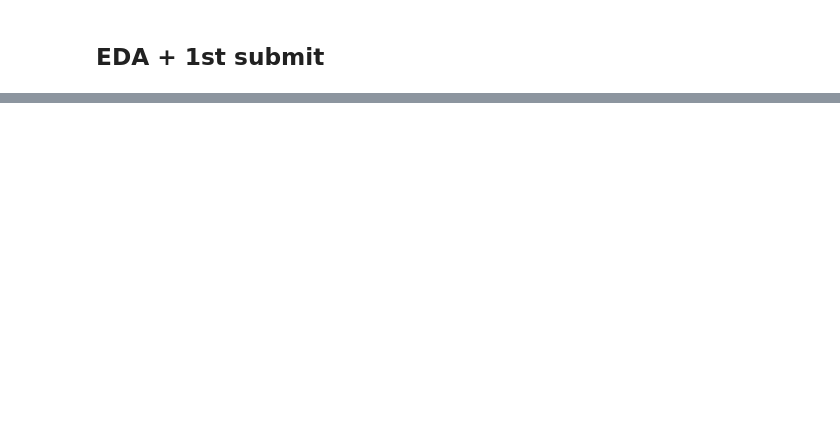
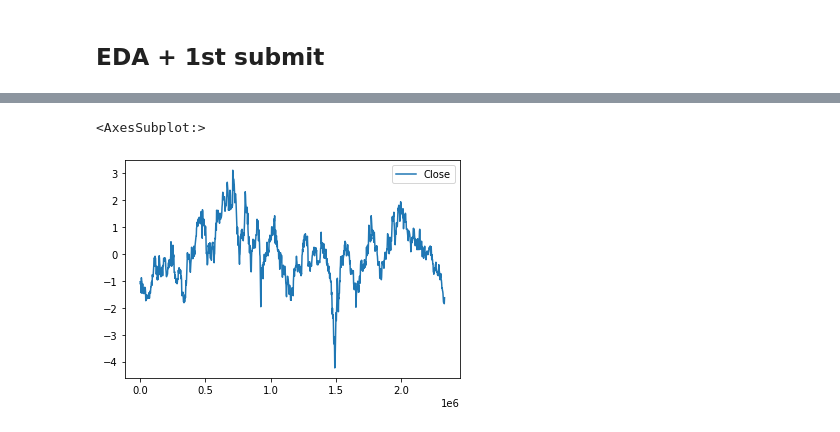
Before and after one commit to hoeen/kaggle, a Jupyter notebook: jpx-1st-submit.ipynb, the cells around one changed output, grey strips where cells are left out. Saved outputs shown, nothing was run; the diff lists cells and outputs as text; code cells hidden in the pictures; blank space fills up the shorter version.

```diff
--- a/jpx-1st-submit.ipynb
+++ b/jpx-1st-submit.ipynb
@@ -52,0 +209,5 @@ co_train = add_features(train)
+# %%
+norm_close.plot()
+# %% [output]
+<AxesSubplot:>
+[figure, added]
```
Also changed, not shown: parts of 33 cells of this notebook.
